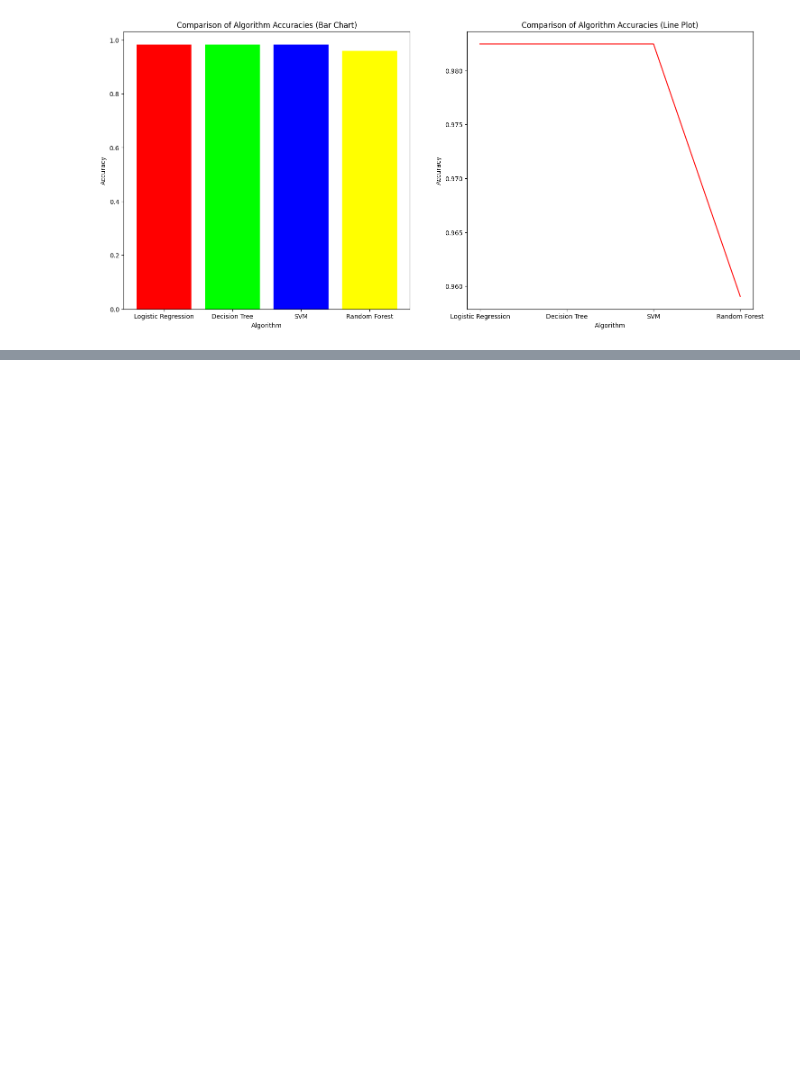
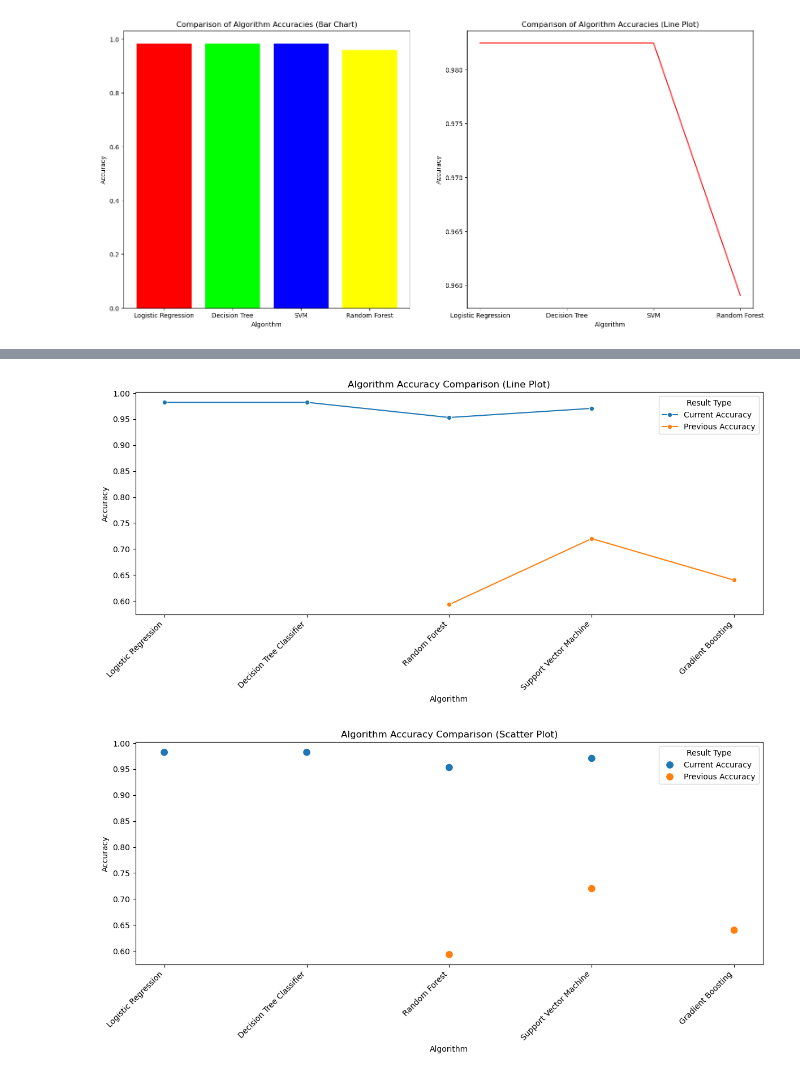
Before and after one commit to shrprabh/Breast-Cancer-Prediction-System-Utilizing-Machine-Learning-Algorithms-Group-15, a Jupyter notebook: Breast_Cancer_Prediction_Project.ipynb, the cells around one changed output, grey strips where cells are left out. Saved outputs shown, nothing was run; the diff lists cells and outputs as text; code cells hidden in the pictures; blank space fills up the shorter version.

```diff
--- a/Breast_Cancer_Prediction_Project.ipynb
+++ b/Breast_Cancer_Prediction_Project.ipynb
@@ -604,0 +792,25 @@ plt.show()
+# %%
+# Line Plot
+plt.figure(figsize=(12, 6))
+sns.lineplot(data=melted_df, x='Algorithm', y='Accuracy', hue='Type', marker='o', palette=palette)
+plt.title('Algorithm Accuracy Comparison (Line Plot)')
+plt.xlabel('Algorithm')
+plt.ylabel('Accuracy')
+plt.xticks(rotation=45, ha='right')
+plt.legend(title='Result Type')
+plt.tight_layout()
+plt.show()
+
+# Scatter Plot
+plt.figure(figsize=(12, 6))
+sns.scatterplot(data=melted_df, x='Algorithm', y='Accuracy', hue='Type', s=100, palette=palette)
+plt.title('Algorithm Accuracy Comparison (Scatter Plot)')
+plt.xlabel('Algorithm')
+plt.ylabel('Accuracy')
+plt.xticks(rotation=45, ha='right')
+plt.legend(title='Result Type')
+plt.tight_layout()
+plt.show()
+# %% [output]
+[figure, added]
+[figure, added]
```
Also changed, not shown: parts of 27 cells of this notebook.
